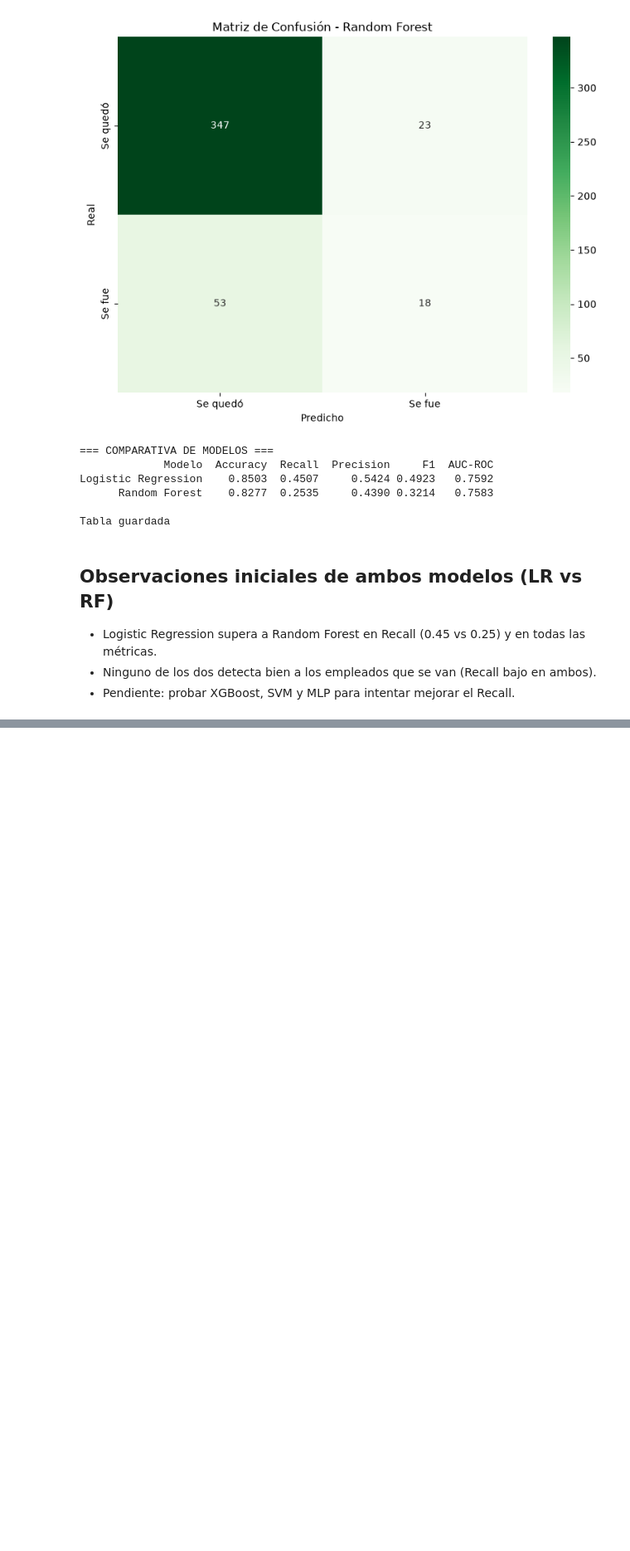
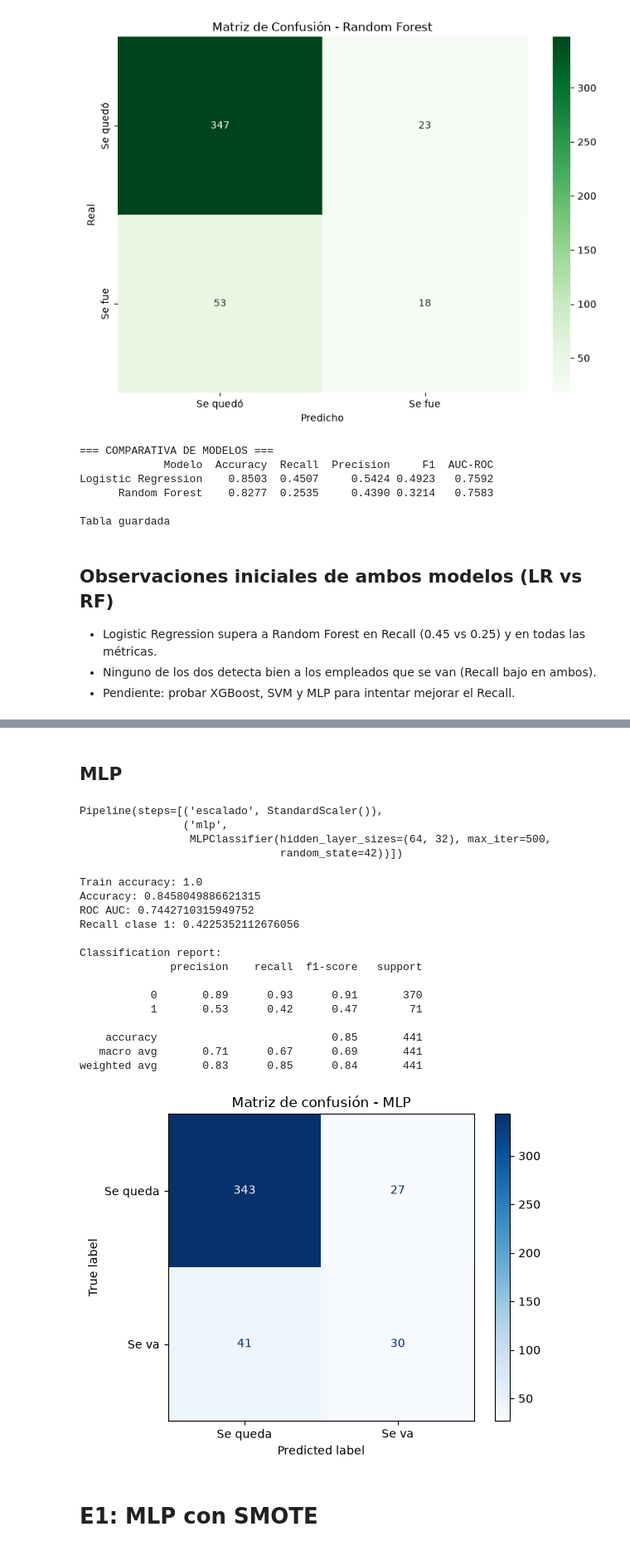
Before and after one commit to MarioFernandezH/TFM-Employee-Attrition, a Jupyter notebook: notebooks/04_models_comparison.ipynb, the cells around one changed output, grey strips where cells are left out. Shown at 83% size. Saved outputs shown, nothing was run; the diff lists cells and outputs as text; code cells hidden in the pictures; blank space fills up the shorter version.

```diff
--- a/notebooks/04_models_comparison.ipynb
+++ b/notebooks/04_models_comparison.ipynb
@@ -344,0 +759,59 @@ Tabla guardada
+# %% [markdown]
+## MLP
+# %%
+# --- MLP ---
+# Baseline
+
+from sklearn.neural_network import MLPClassifier
+
+pipe_mlp = Pipeline([
+    ('escalado', StandardScaler()),
+    ('mlp', MLPClassifier(hidden_layer_sizes=(64, 32),
+                          max_iter=500, random_state=42))
+])
+pipe_mlp.fit(X_train, y_train)
+# %% [output]
+Pipeline(steps=[('escalado', StandardScaler()),
+                ('mlp',
+                 MLPClassifier(hidden_layer_sizes=(64, 32), max_iter=500,
+                               random_state=42))])
+# %%
+# Predicciones
+y_pred_train = pipe_mlp.predict(X_train)
+y_pred = pipe_mlp.predict(X_test)
+y_proba = pipe_mlp.predict_proba(X_test)[:, 1]
+
+# Evaluación
+print("Train accuracy:", accuracy_score(y_train, y_pred_train))
+print("Accuracy:", accuracy_score(y_test, y_pred))
+print("ROC AUC:", roc_auc_score(y_test, y_proba))
+print("Recall clase 1:", recall_score(y_test, y_pred))   # comparar contra SVM (0.55)
+print("\nClassification report:")
+print(classification_report(y_test, y_pred))
+
+# Matriz de confusión
+cm = confusion_matrix(y_test, y_pred)
+disp = ConfusionMatrixDisplay(confusion_matrix=cm,
+                              display_labels=['Se queda', 'Se va'])
+disp.plot(cmap='Blues')
+plt.title("Matriz de confusión - MLP")
+plt.savefig(os.path.join(RUTA_FIGURES, 'cm_mlp.png'), dpi=150, bbox_inches='tight')
+plt.show()
+# %% [output]
+Train accuracy: 1.0
+Accuracy: 0.8458049886621315
+ROC AUC: 0.7442710315949752
+Recall clase 1: 0.4225352112676056
+
+Classification report:
+              precision    recall  f1-score   support
+
+           0       0.89      0.93      0.91       370
+           1       0.53      0.42      0.47        71
+
+    accuracy                           0.85       441
+   macro avg       0.71      0.67      0.69       441
+weighted avg       0.83      0.85      0.84       441
+[figure, added]
+# %% [markdown]
+# E1: MLP con SMOTE
```
Also changed, not shown: parts of 46 cells of this notebook, 8 other files.
